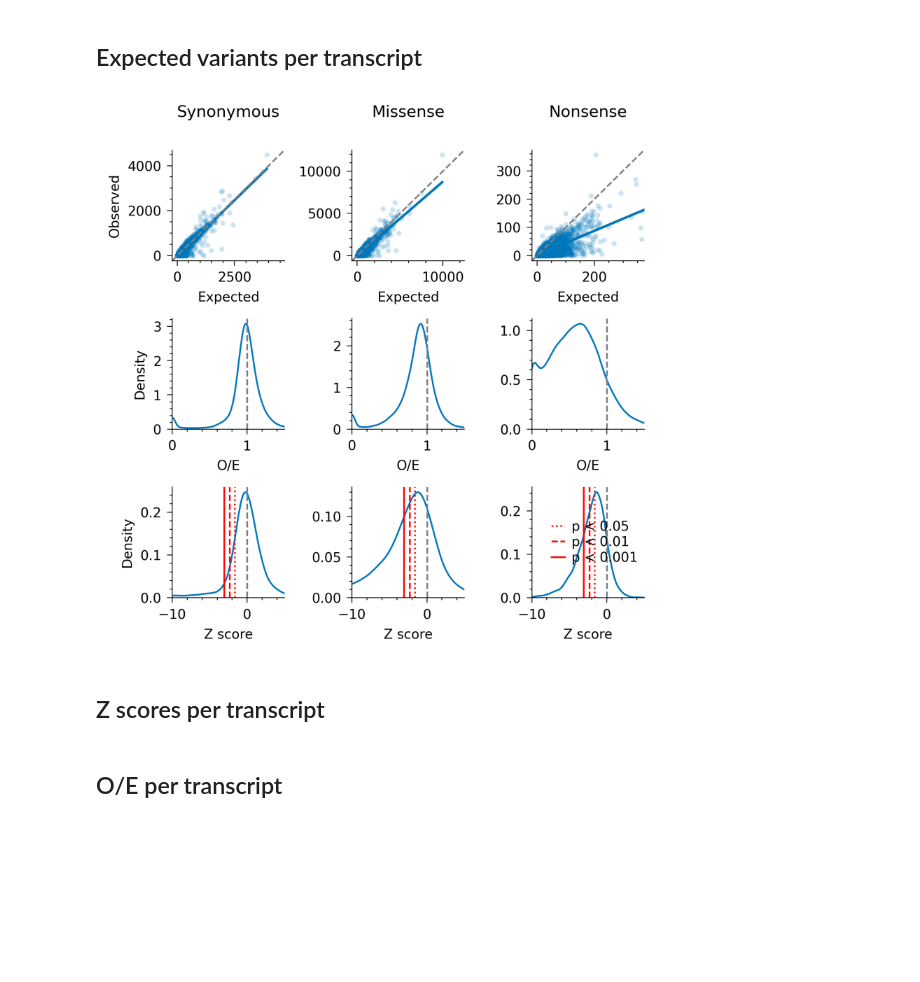
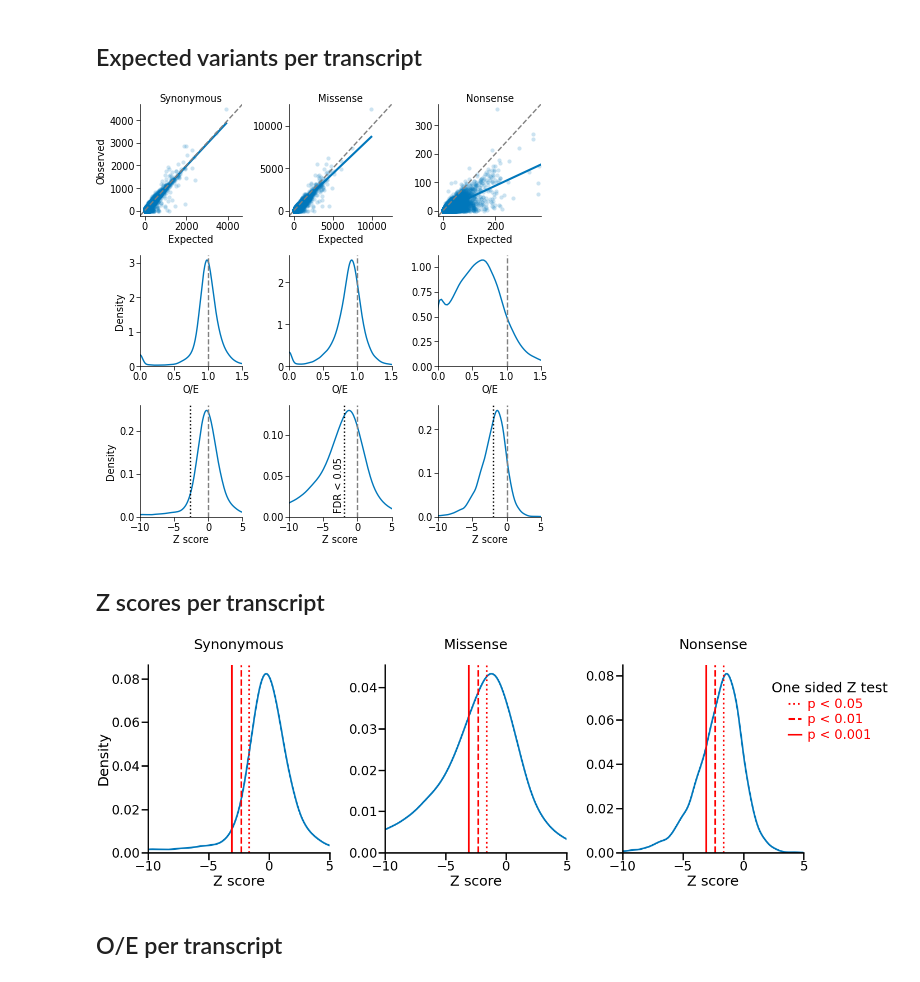
Before and after one commit to alexblakes/regional_nonsense_constraint, a Jupyter notebook: scripts_plots/testing.ipynb, the cells around one changed output. Drawn from its saved outputs; the diff is of its cells as text; code cells hidden in the pictures; blank space fills up the shorter version.

Commit message:
Trancript constraint plots

```diff
--- a/scripts_plots/testing.ipynb
+++ b/scripts_plots/testing.ipynb
@@ -14,11 +17,0 @@ from scipy.stats import norm
-# %%
-# Choose style sheet(s)
-plt.style.use("plot_styles/default.mplstyle")
-
-# Import functions from the _color_tools notebook
-%run _color_tools.ipynb
-
-# Assign the color palette to a variable.
-# Individual colors can be selected by index (e.g. C[0])
-C = sns.color_palette().as_hex()
-sns.color_palette()
@@ -60,7 +44,6 @@ for c, (i, ax) in zip(csq, enumerate(axs[0])):
     ax.axline((0, 0), (1, 1), color="grey", linestyle="--")
     ax.set_title(
         c.capitalize(),
-        pad=20,
     )
     ax.set_xlabel("Expected")
     ax.set_xlim(ax.get_ylim())
@@ -78,43 +61,77 @@ for c, (i, ax) in zip(csq, enumerate(axs[1])):
         gridsize=1000,
     )
     ax.set_xlabel("O/E")
     ax.set_xlim((0, 1.5))
     ax.axvline(
         x=1,
         color="gray",
         linestyle="--",
     )
     if i == 0:
         ax.set_ylabel("Density")
     else:
         ax.set_ylabel(None)
 
 # Z scores per transcript
 for c, (i, ax) in zip(csq, enumerate(axs[2])):
-    sns.kdeplot(
+
+    _df = df[(df["region"] == "transcript") & (df["csq"] == c)]
+
+    # Find the highest P value which remains significant after FDR correction
+    m1 = _df["fdr_p"] < 0.05
+    max_p = _df[m1]["p"].max()
+    sig_thresh = norm.isf(1 - max_p)
+
+    # KDE plot
+    ax = sns.kdeplot(
         ax=ax,
-        data=df[(df["region"] == "transcript") & (df["csq"] == c)],
+        data=_df,
         x="z",
         gridsize=1000,
     )
-    ax.set_xlabel("Z score")
-    ax.set_xlim((-10, 5))
+
+    # Add line for Z = 0
     ax.axvline(
         x=0,
         color="gray",
         linestyle="--",
     )
-    ax.axvline(x=norm.isf(0.95), color="r", linestyle=":", label="p < 0.05")
-    ax.axvline(x=norm.isf(0.99), color="r", linestyle="--", label="p < 0.01")
-    ax.axvline(x=norm.isf(0.999), color="r", linestyle="-", label="p < 0.001")
+
+    # Add line for FDR threshold
+    ax.axvline(
+        x=sig_thresh,
+        color=C.black,
+        linestyle=":",
+        label="FDR < 0.05",
+    )
+
+    if i == 1:
+        ax.text(
+            x=sig_thresh,
+            y=0.005,
+            ha="right",
+            va="bottom",
+            s="FDR < 0.05",
+            rotation=90,
+            # transform=ax.get_xaxis_transform(),
+        )
+
+    # Axis labels and limits
+    ax.set_xlabel("Z score")
+    ax.set_xlim((-10, 5))
+
     if i == 0:
         ax.set_ylabel("Density")
     else:
         ax.set_ylabel(None)
-    if i == 2:
-        ax.legend()
+
+# Save figure
+plt.savefig("../plots/constraint_in_transcripts_by_csq_combined.svg", format="svg")
+plt.savefig(
+    "../plots/constraint_in_transcripts_by_csq_combined.png", format="png", dpi=1000
+)
 # %% [output]
-[figure, old version]
+[figure, new version]
 # %% [markdown]
 ## Z scores per transcript
 # %%
@@ -150,6 +167,8 @@ plt.legend(
     frameon=False,
 )
 plt.tight_layout()
+# %% [output]
+[figure, added]
 # %% [markdown]
 ## O/E per transcript
 # %%
```
Also changed, not shown: parts of 7 cells of this notebook.
